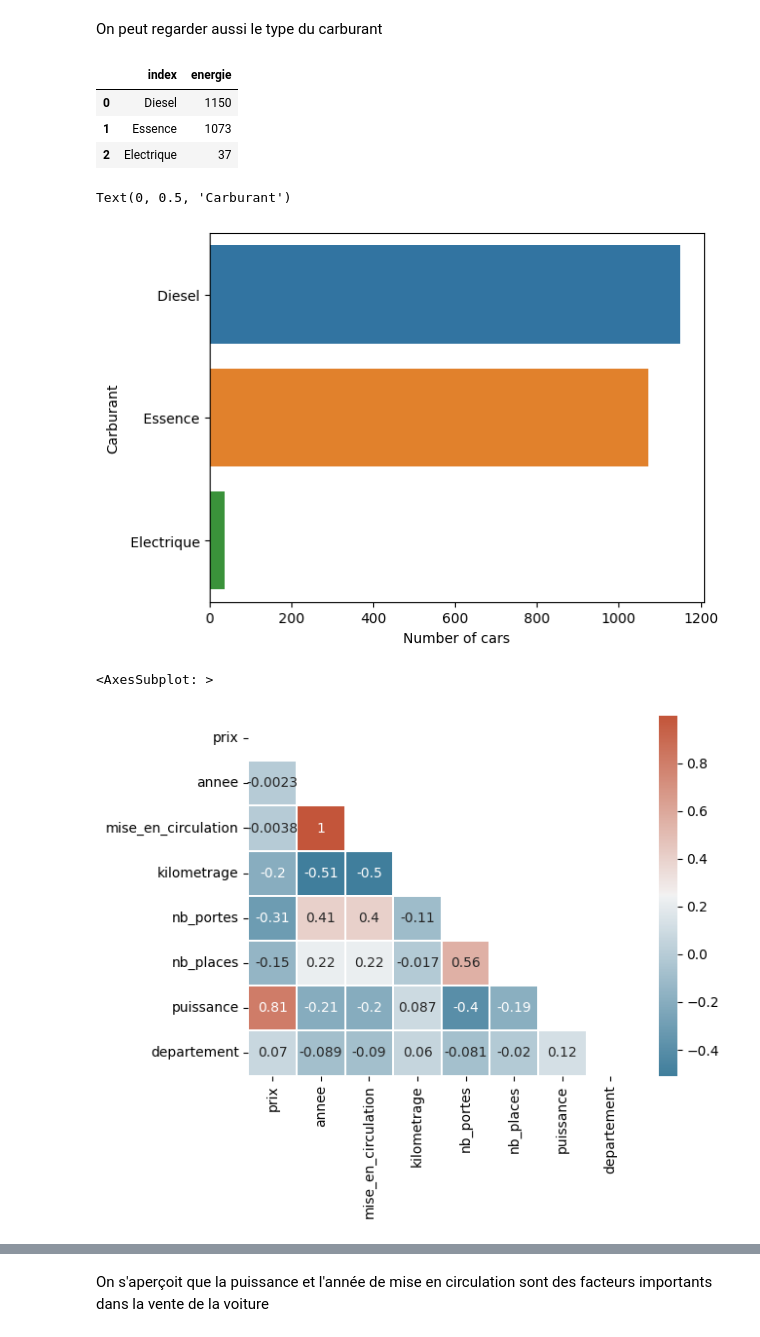
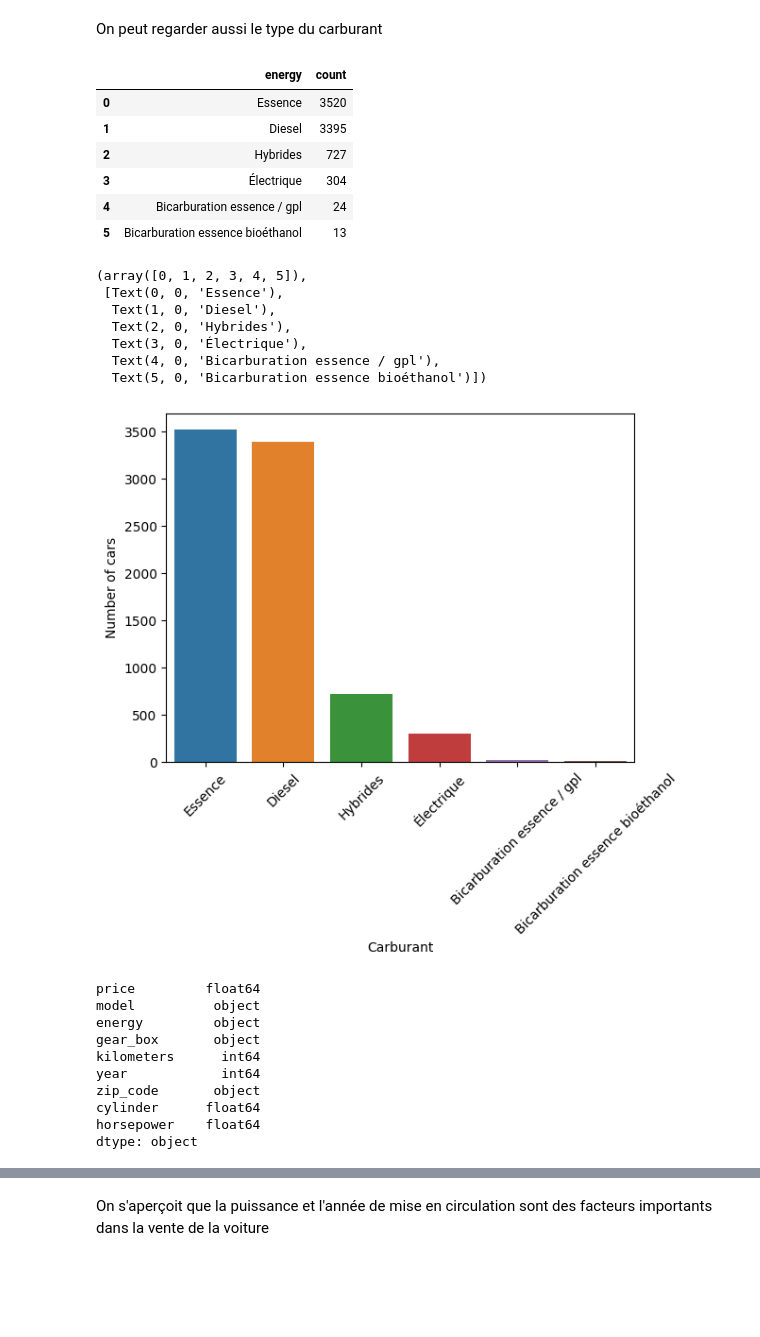
Before and after one commit to IvanBF9/MachineLearningCarPrice, a Jupyter notebook: notebooks/data_exploratory.ipynb, the cells around one changed output, grey strips where cells are left out. Drawn from its saved outputs; the diff is of its cells as text; code cells hidden in the pictures; blank space fills up the shorter version.

Commit message:
clean csv lacentral-dev

```diff
--- a/notebooks/data_exploratory.ipynb
+++ b/notebooks/data_exploratory.ipynb
@@ -91,6 +174,6 @@ La c'est plus parlant et on peut dire que les français aiment bien les peugeots
 # %% [markdown]
 Maintenant regardant du coté des prix.
 # %%
-# lacentral_df.price = lacentral_df.price.str.strip().str.extract(r'([0-9 ]+)')[0].str.replace(' ', '').astype('int')
-# lacentral_df.price = lacentral_df[lacentral_df.price < 200000]['price']
+lacentral_df.price = lacentral_df.price.str.strip().str.extract(r'([0-9 ]+)')[0].str.replace(' ', '').astype('int')
+lacentral_df.price = lacentral_df[lacentral_df.price < 200000]['price']
 # %%
@@ -153,3 +218,5 @@ plt.xticks(rotation=45)
   Text(18, 0, '2023'),
   Text(19, 0, '2024')])
 [figure]
+# %%
+lacentral_df.kilometers = lacentral_df.kilometers.str.strip().str.extract(r'([0-9 ]+)')[0].str.replace(' ', '').astype('int')
@@ -160,0 +232,6 @@ sns.histplot(data=car, x="kilometrage", kde=True)
+# %%
+lacentral_df['cylinder'] = lacentral_df[lacentral_df['cylinder'] < 8]['cylinder']
+car_cylinder = lacentral_df.cylinder
+car_cylinder.hist(bins=100)
+plt.xlabel('Cylinder')
+plt.ylabel('Frequency')
@@ -161,26 +241,47 @@ sns.histplot(data=car, x="kilometrage", kde=True)
 # %% [markdown]
 On peut regarder aussi le type du carburant
 # %%
-energies = car['energie'].value_counts().reset_index()
+energies = lacentral_df['energy'].value_counts().reset_index()
 energies
 # %% [output]
-|  | index | energie |
-| 0 | Diesel | 1150 |
-| 1 | Essence | 1073 |
-| 2 | Electrique | 37 |
+|  | energy | count |
+| 0 | Essence | 3520 |
+| 1 | Diesel | 3395 |
+| 2 | Hybrides | 727 |
+| 3 | Électrique | 304 |
+| 4 | Bicarburation essence / gpl | 24 |
+| 5 | Bicarburation essence bioéthanol | 13 |
 # %%
-sns.barplot(x='energie', y='index', data=energies)
-plt.xlabel('Number of cars')
-plt.ylabel('Carburant')
+sns.barplot(x='energy', y='count', data=energies)
+plt.ylabel('Number of cars')
+plt.xlabel('Carburant')
+plt.xticks(rotation=45)
 # %% [output]
-Text(0, 0.5, 'Carburant')
+(array([0, 1, 2, 3, 4, 5]),
+ [Text(0, 0, 'Essence'),
+  Text(1, 0, 'Diesel'),
+  Text(2, 0, 'Hybrides'),
+  Text(3, 0, 'Électrique'),
+  Text(4, 0, 'Bicarburation essence / gpl'),
+  Text(5, 0, 'Bicarburation essence bioéthanol')])
-[figure, old version]
+[figure, new version]
 # %%
-corr = car.corr()
-import numpy as np
-mask = np.triu(np.ones_like(corr, dtype=bool))
-cmap = sns.diverging_palette(230, 20, as_cmap=True)
-sns.heatmap(corr, annot=True, linewidths=0.01, mask=mask, cmap=cmap)
+lacentral_df.dtypes
+
+# corr = lacentral_df.corr()
+# import numpy as np
+# mask = np.triu(np.ones_like(corr, dtype=bool))
+# cmap = sns.diverging_palette(230, 20, as_cmap=True)
+# sns.heatmap(corr, annot=True, linewidths=0.01, mask=mask, cmap=cmap)
+# lacentral_df.drop('model', axis=1, inplace=True)
 # %% [output]
-<AxesSubplot: >
+price         float64
+model          object
+energy         object
+gear_box       object
+kilometers      int64
+year            int64
+zip_code       object
+cylinder      float64
+horsepower    float64
+dtype: object
-[figure, removed]
```
Also changed, not shown: parts of 16 cells of this notebook, 2 other files.
